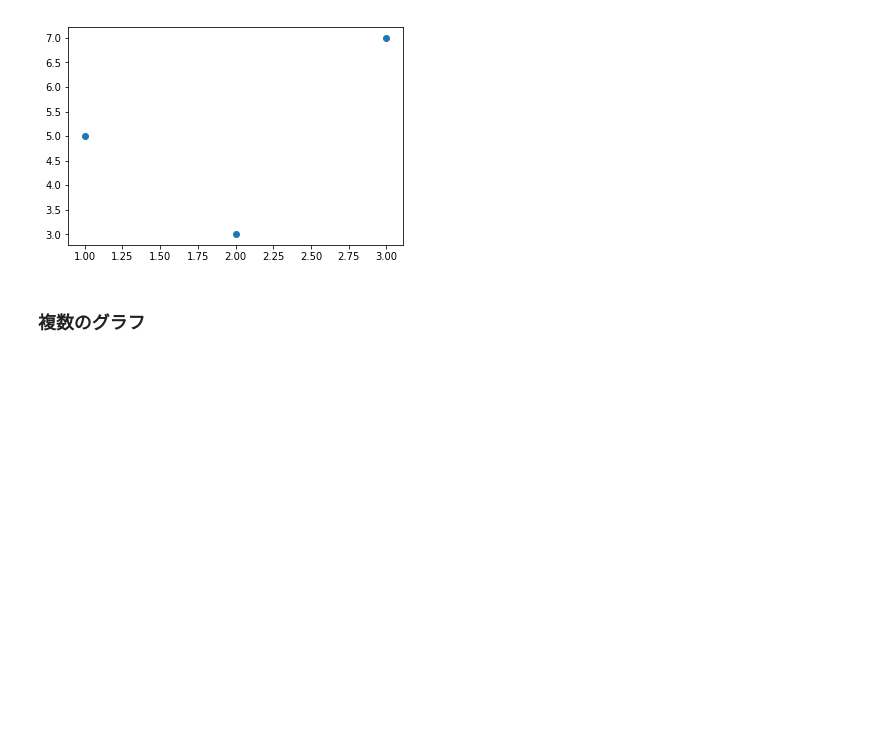
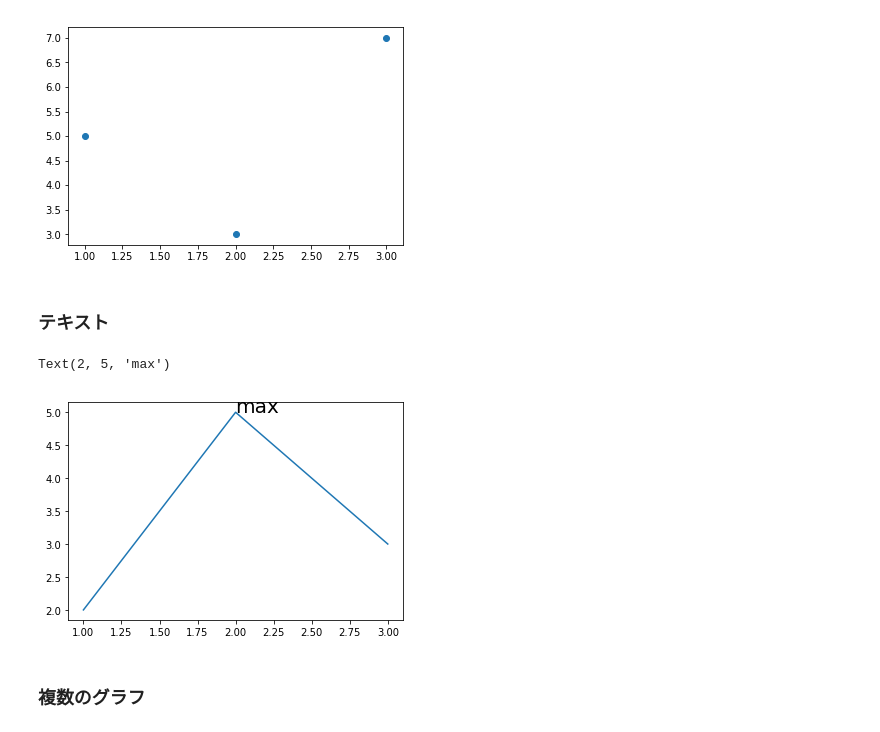
Before and after one commit to terapyon/intro-to-visualization-tutorial, a Jupyter notebook: 3-visualization/3-2-Matplotlib-basic.ipynb, the cells around one changed output. Drawn from its saved outputs; the diff is of its cells as text; code cells hidden in the pictures; blank space fills up the shorter version.

```diff
--- a/3-visualization/3-2-Matplotlib-basic.ipynb
+++ b/3-visualization/3-2-Matplotlib-basic.ipynb
@@ -139,6 +139,16 @@ ax.scatter([1, 2, 3], [5, 3, 7])
 # %% [output]
 <matplotlib.collections.PathCollection at 0x...>
 [figure]
+# %% [markdown]
+### テキスト
+# %%
+fig = plt.figure()
+ax = fig.add_subplot(1, 1, 1)
+ax.plot([1, 2, 3], [2, 5, 3])
+ax.text(2, 5, "max", size=20)
+# %% [output]
+Text(2, 5, 'max')
+[figure, added]
 # %% [markdown]
 ### 複数のグラフ
 # %% [markdown]
```
Also changed, not shown: parts of 1 cell of this notebook.
